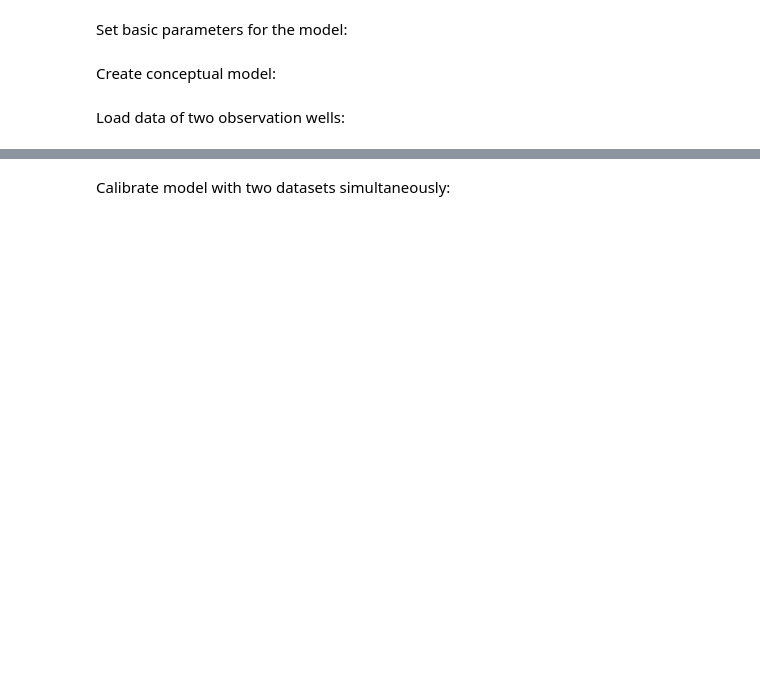
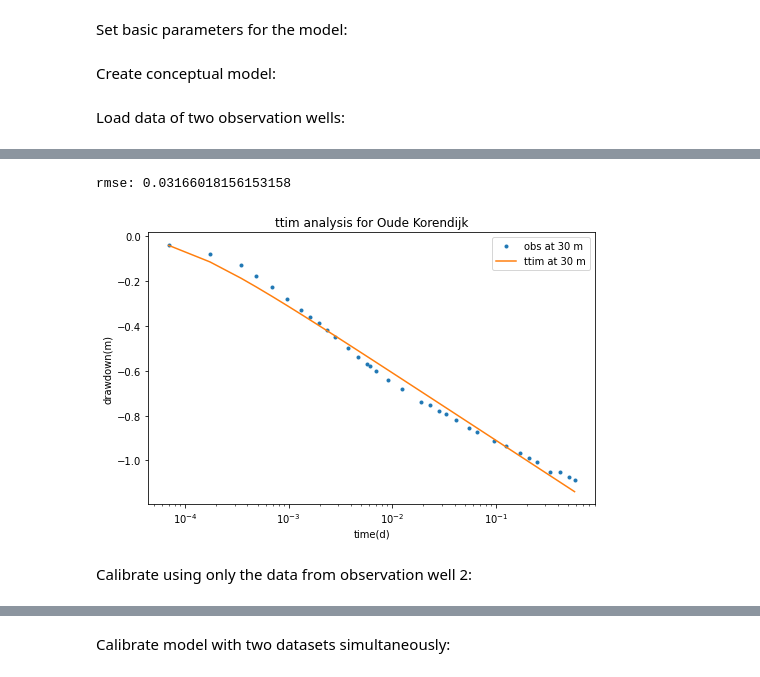
Before and after one commit to mbakker7/ttim, a Jupyter notebook: pumpingtest_benchmarks/1_test_of_oude_korendijk.ipynb, the cells around one changed output, grey strips where cells are left out. Drawn from its saved outputs; the diff is of its cells as text; code cells hidden in the pictures; blank space fills up the shorter version.

```diff
--- a/pumpingtest_benchmarks/1_test_of_oude_korendijk.ipynb
+++ b/pumpingtest_benchmarks/1_test_of_oude_korendijk.ipynb
@@ -10,26 +10,26 @@ from ttim import *
 Set basic parameters for the model:
 # %%
 H = 7 #aquifer thickness
-wt = -18 #top boundary of aquifer
-wb = wt - H #bottom boundary of aquifer
+zt = -18 #top boundary of aquifer
+zb = zt - H #bottom boundary of aquifer
 Q = 788 #constant discharge
 # %% [markdown]
 Create conceptual model:
 # %%
 #unkonwn parameters: kaq, Saq
-ml = ModelMaq(kaq=60, z=[wt, wb], Saq=1e-4, tmin=1e-5, tmax=1)
-w = Well(ml, xw=0, yw=0, rw=0.1, rc=0.2, tsandQ=[(0, Q)], layers=0)
+ml = ModelMaq(kaq=60, z=[zt, zb], Saq=1e-4, tmin=1e-5, tmax=1)
+w = Well(ml, xw=0, yw=0, rw=0.2, tsandQ=[(0, Q)], layers=0)
 ml.solve(silent='True')
 # %% [markdown]
 Load data of two observation wells:
 # %%
-#time and drawdown of pizometer 30m away from pumping well
+#time and drawdown of piezometer 30m away from pumping well
 data1 = np.loadtxt('data/piezometer_h30.txt', skiprows = 1)
 t1 = data1[:, 0] / 60 / 24 #convert min to days
 h1 = data1[:, 1]
-d1 = 30
+r1 = 30
 #time and drawdown of piezometer 90m away from pumping well
 data2 = np.loadtxt('data/piezometer_h90.txt', skiprows = 1)
 t2 = data2[:, 0] / 60 / 24 #convert min to days
 h2 = data2[:, 1]
-d2 = 90
+r2 = 90
@@ -35,0 +38,7 @@ d2 = 90
+# %%
+ca1 = Calibrate(ml)
+ca1.set_parameter(name='kaq0', initial=10)
+ca1.set_parameter(name='Saq0', initial=1e-4)
+ca1.series(name='obs1', x=r1, y=0, t=t1, h=h1, layer=0)
+ca1.fit(report=True)
+display(ca1.parameters)
@@ -35,0 +65,15 @@ d2 = 90
+# %%
+print('rmse:', ca1.rmse())
+hm1 = ml.head(r1, 0, t1)
+plt.figure(figsize=(8, 5))
+plt.semilogx(t1, h1, '.', label='obs at 30 m')
+plt.semilogx(t1, hm1[0], label='ttim at 30 m')
+plt.xlabel('time(d)')
+plt.ylabel('drawdown(m)')
+plt.title('ttim analysis for Oude Korendijk')
+plt.legend();
+# %% [output]
+rmse: 0.03166018156153158
+[figure, added]
+# %% [markdown]
+Calibrate using only the data from observation well 2:
```
Also changed, not shown: parts of 41 cells of this notebook, 1 other file.
